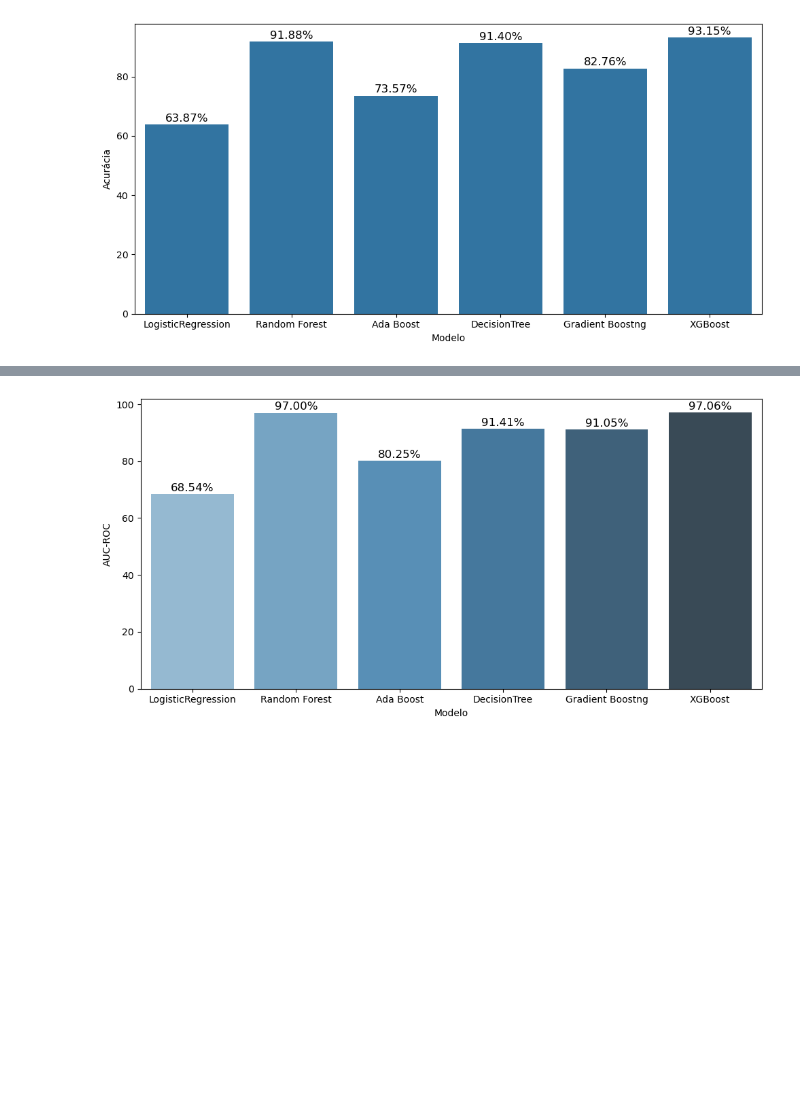
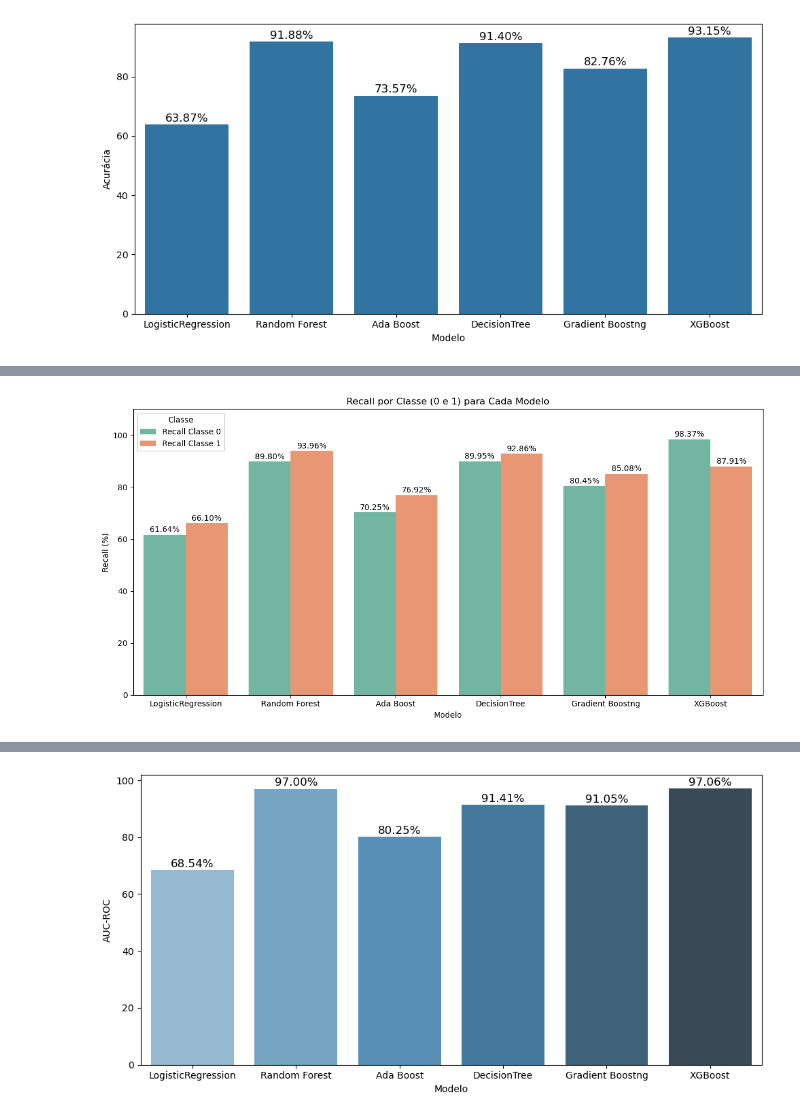
Before and after one commit to RodrigoD4v/Deteccao-de-Fraude-ML, a Jupyter notebook: notebooks/deteccao_fraudes_pagamentos.ipynb, the cells around one changed output, grey strips where cells are left out. Drawn from its saved outputs; the diff is of its cells as text; code cells hidden in the pictures; blank space fills up the shorter version.

```diff
--- a/notebooks/deteccao_fraudes_pagamentos.ipynb
+++ b/notebooks/deteccao_fraudes_pagamentos.ipynb
@@ -607,3 +612,13 @@ plt.tight_layout()
 plt.show()
 # %% [output]
 [figure]
+# %%
+recall_df = pd.DataFrame({
+    'Modelo': names,
+    'Recall Classe 0': recall_0,
+    'Recall Classe 1': recall_1
+})
+
+recall_df['Recall Classe 0'] = (recall_df['Recall Classe 0'] * 100).round(2)
+recall_df['Recall Classe 1'] = (recall_df['Recall Classe 1'] * 100).round(2)
+recall_df
@@ -610,2 +633,31 @@ plt.show()
+# %%
+plt.figure(figsize=(12,6))
+
+recall_melted = recall_df.melt(id_vars='Modelo',
+                               value_vars=['Recall Classe 0', 'Recall Classe 1'],
+                               var_name='Classe',
+                               value_name='Recall')
+
+ax = sns.barplot(data=recall_melted, x='Modelo', y='Recall', hue='Classe', palette='Set2')
+
+for p in ax.patches:
+    height = p.get_height()
+    if height > 0:
+        ax.text(
+            p.get_x() + p.get_width() / 2.,
+            height + 1,
+            f'{height:.2f}%',
+            ha="center", fontsize=10)
+
+
+plt.title('Recall por Classe (0 e 1) para Cada Modelo')
+plt.ylabel('Recall (%)')
+plt.xlabel('Modelo')
+plt.ylim(0, 110)
+plt.legend(title='Classe')
+plt.tight_layout()
+plt.show()
+# %% [output]
+[figure, added]
 # %%
 auc_df = pd.DataFrame({'Modelo': names,'AUC': auc_scores})
```
Also changed, not shown: parts of 4 cells of this notebook.
